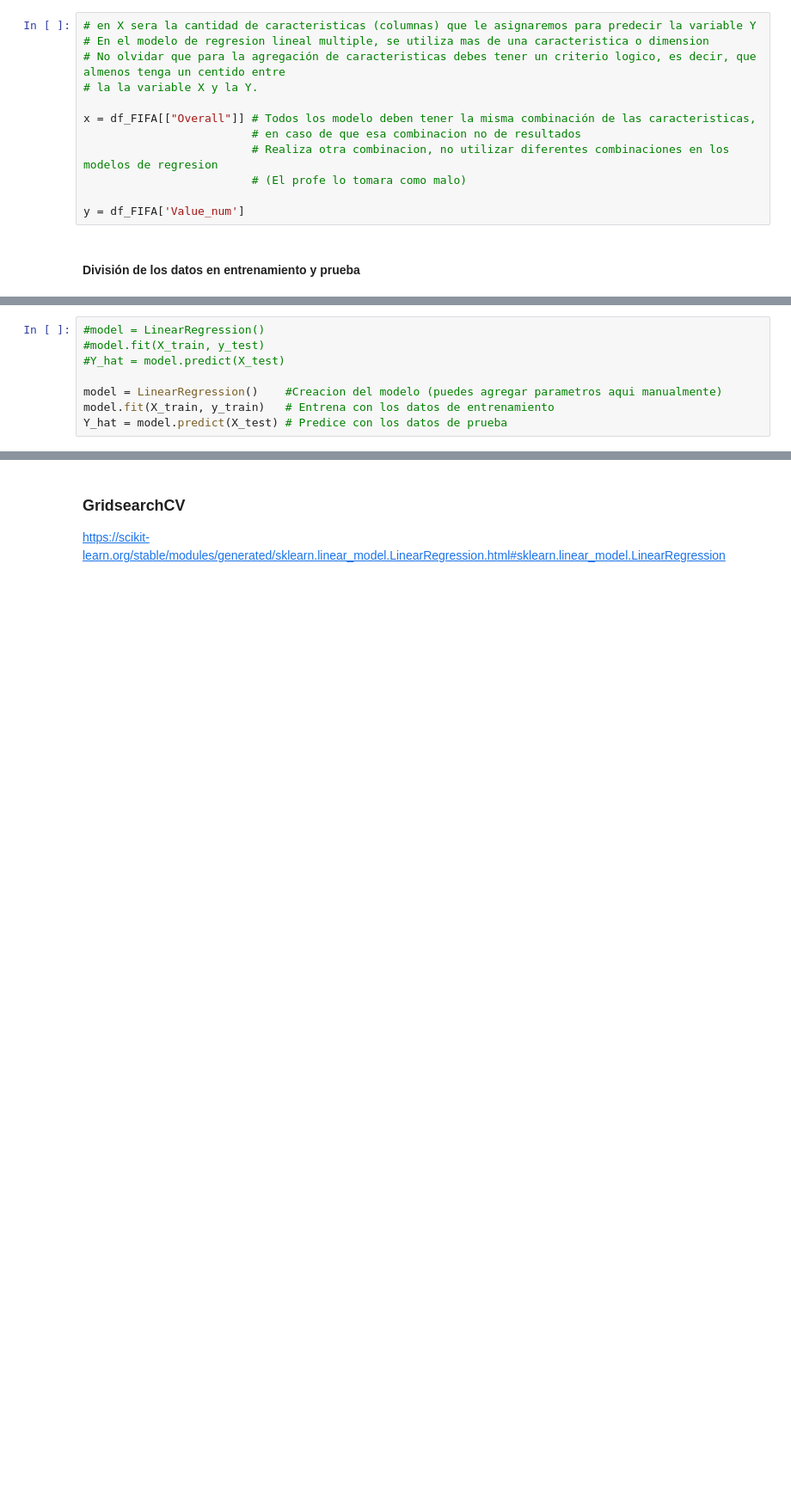
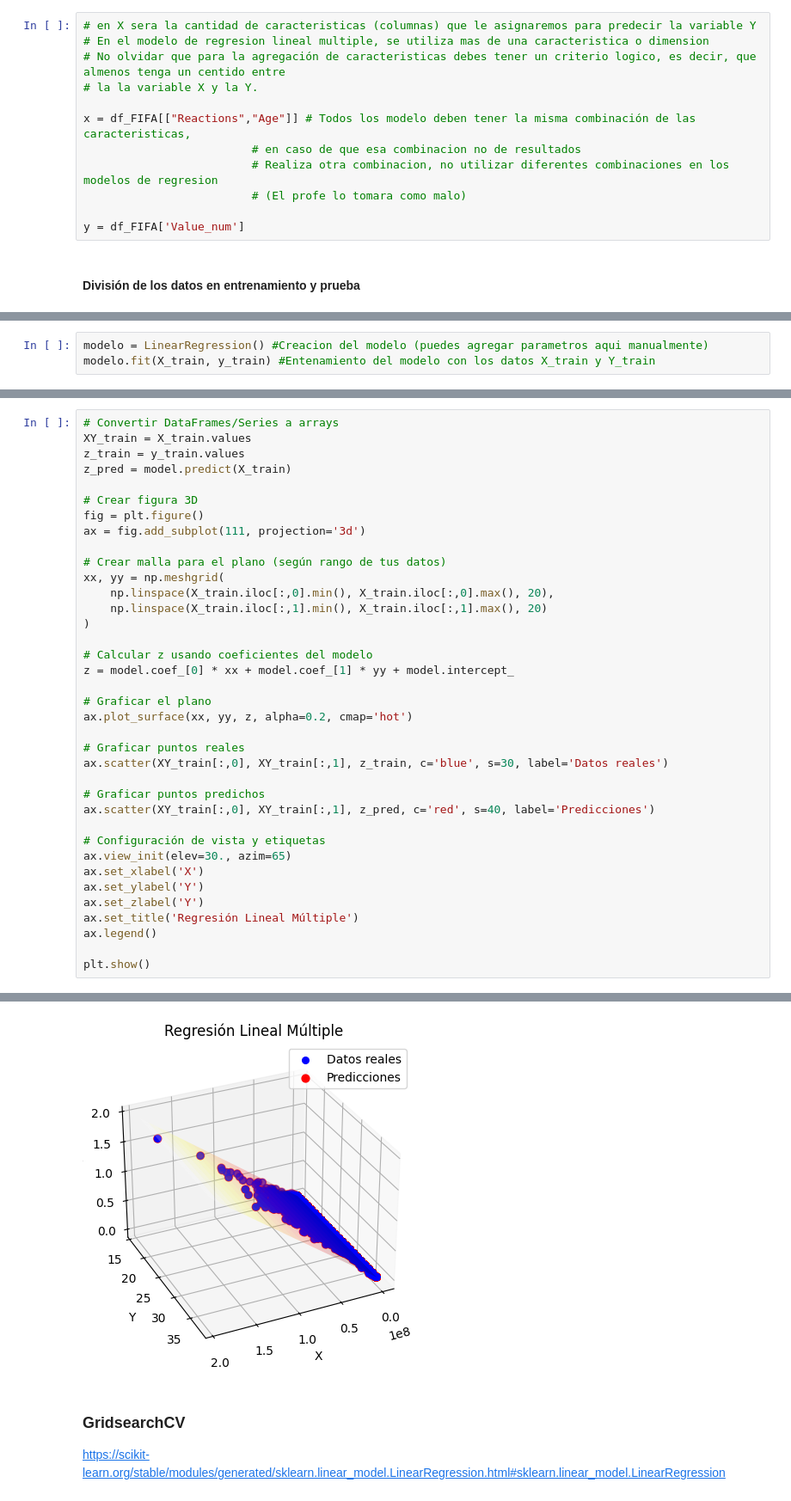
Before and after one commit to BrandonLCC/FIFA_ML_Kedro, a Jupyter notebook: machine-learning-project/notebooks/Modelos de regresión/2. Multiple_Linear_Regression.ipynb, the cells around one changed output, grey strips where cells are left out. Shown at 86% size. Drawn from its saved outputs; the diff is of its cells as text; blank space fills up the shorter version.

Commit message:
Creación de los notebooks de los 5 modelos de regresión - Listos para ejecutarse - GridSearch - Notebooks ordenados

```diff
--- a/machine-learning-project/notebooks/Modelos de regresión/2. Modelo_Regresión_Lineal_Múltiple.ipynb
+++ b/machine-learning-project/notebooks/Modelos de regresión/2. Multiple_Linear_Regression.ipynb
@@ -118,7 +156,7 @@ plt.show()
 # No olvidar que para la agregación de caracteristicas debes tener un criterio logico, es decir, que almenos tenga un centido entre
 # la la variable X y la Y.
 
-x = df_FIFA[["Overall"]] # Todos los modelo deben tener la misma combinación de las caracteristicas,
+x = df_FIFA[["Reactions","Age"]] # Todos los modelo deben tener la misma combinación de las caracteristicas,
                          # en caso de que esa combinacion no de resultados
                          # Realiza otra combinacion, no utilizar diferentes combinaciones en los modelos de regresion
                          # (El profe lo tomara como malo)
@@ -142,8 +181,3 @@ Creamos nuestro modelo y hacemos que se ajuste (fit) a nuestro conjunto de entra
 # %%
-#model = LinearRegression()
-#model.fit(X_train, y_test)
-#Y_hat = model.predict(X_test)
-
-model = LinearRegression()    #Creacion del modelo (puedes agregar parametros aqui manualmente)
-model.fit(X_train, y_train)   # Entrena con los datos de entrenamiento
-Y_hat = model.predict(X_test) # Predice con los datos de prueba
+modelo = LinearRegression() #Creacion del modelo (puedes agregar parametros aqui manualmente)
+modelo.fit(X_train, y_train) #Entenamiento del modelo con los datos X_train y Y_train
@@ -173,0 +267,38 @@ R² (Variance score): 0.37
+# %%
+# Convertir DataFrames/Series a arrays
+XY_train = X_train.values
+z_train = y_train.values
+z_pred = model.predict(X_train)
+
+# Crear figura 3D
+fig = plt.figure()
+ax = fig.add_subplot(111, projection='3d')
+
+# Crear malla para el plano (según rango de tus datos)
+xx, yy = np.meshgrid(
+    np.linspace(X_train.iloc[:,0].min(), X_train.iloc[:,0].max(), 20),
+    np.linspace(X_train.iloc[:,1].min(), X_train.iloc[:,1].max(), 20)
+)
+
+# Calcular z usando coeficientes del modelo
+z = model.coef_[0] * xx + model.coef_[1] * yy + model.intercept_
+
+# Graficar el plano
+ax.plot_surface(xx, yy, z, alpha=0.2, cmap='hot')
+
+# Graficar puntos reales
+ax.scatter(XY_train[:,0], XY_train[:,1], z_train, c='blue', s=30, label='Datos reales')
+
+# Graficar puntos predichos
+ax.scatter(XY_train[:,0], XY_train[:,1], z_pred, c='red', s=40, label='Predicciones')
+
+# Configuración de vista y etiquetas
+ax.view_init(elev=30., azim=65)
+ax.set_xlabel('X')
+ax.set_ylabel('Y')
+ax.set_zlabel('Y')
+ax.set_title('Regresión Lineal Múltiple')
+ax.legend()
+
+plt.show()
+# %% [output]
@@ -174,2 +306,3 @@ R² (Variance score): 0.37
+[figure, added]
 # %% [markdown]
 ### **GridsearchCV**
```
Also changed, not shown: parts of 26 cells of this notebook, 5 other files.
